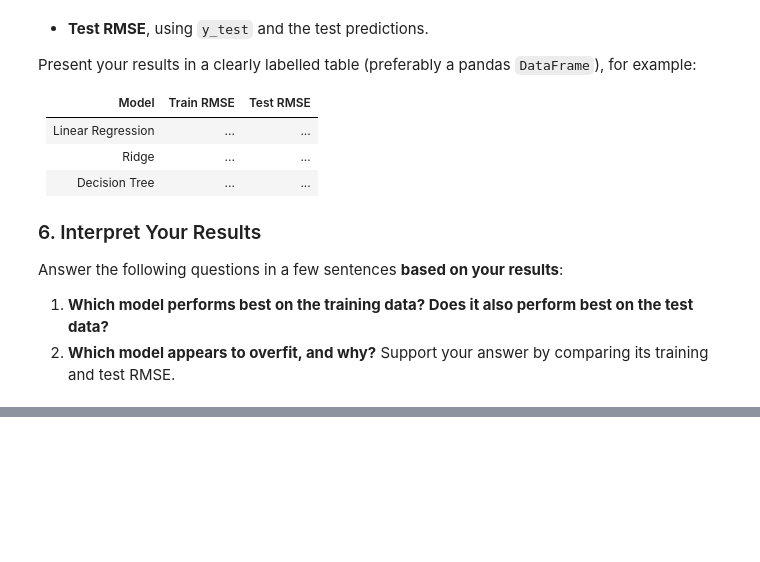
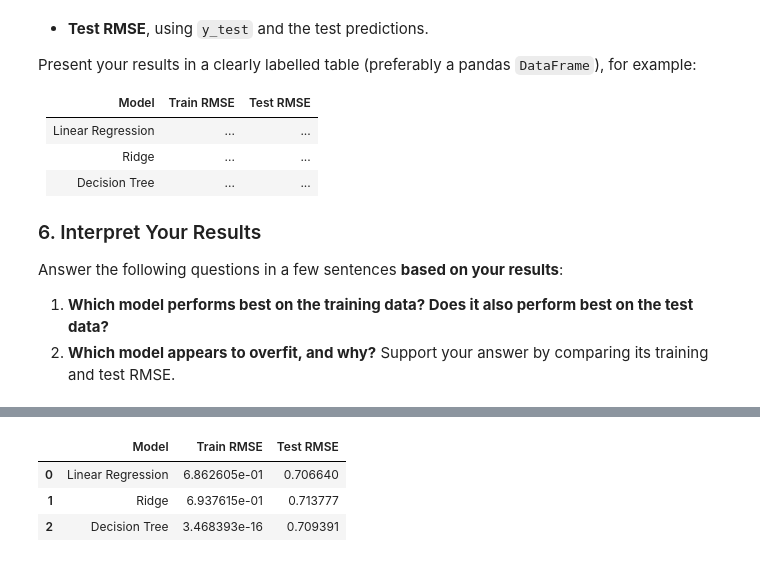
Before and after one commit to StepanSkala/python-for-data-science, a Jupyter notebook: assignment5.ipynb, the cells around one changed output, grey strips where cells are left out. Cells and saved outputs as stored; diff of their text form; code cells hidden in the pictures; blank space fills up the shorter version.

```diff
--- a/assignment5.ipynb
+++ b/assignment5.ipynb
@@ -607,0 +680,15 @@ Answer the following questions in a few sentences **based on your results**:
+# %%
+#4
+
+linreg = Pipeline([('preprocessor', preprocessor),
+                   ('linreg', LinearRegression())])
+
+ridge = Pipeline([('preprocessor', preprocessor),
+                   ('ridge', Ridge())])
+
+dec_tree_reg = Pipeline([('preprocessor', preprocessor),
+                   ('dec_tree_reg', DecisionTreeRegressor(random_state=67))])
+
+linreg.fit(X_train, y_train)
+ridge.fit(X_train, y_train)
+dec_tree_reg.fit(X_train, y_train)
@@ -607,0 +713,30 @@ Answer the following questions in a few sentences **based on your results**:
+# %%
+#5
+
+models = {
+    "Linear Regression": linreg,
+    "Ridge": ridge,
+    "Decision Tree": dec_tree_reg,
+}
+
+results = []
+for name, model in models.items():
+    y_train_pred = model.predict(X_train)
+    y_test_pred = model.predict(X_test)
+
+    train_rmse = np.sqrt(mean_squared_error(y_train, y_train_pred))
+    test_rmse = np.sqrt(mean_squared_error(y_test, y_test_pred))
+
+    results.append({
+        "Model": name,
+        "Train RMSE": train_rmse,
+        "Test RMSE": test_rmse,
+    })
+
+rmse_all = pd.DataFrame(results)
+display(rmse_all)
+# %% [output]
+|  | Model | Train RMSE | Test RMSE |
+| 0 | Linear Regression | 6.862605e-01 | 0.706640 |
+| 1 | Ridge | 6.937615e-01 | 0.713777 |
+| 2 | Decision Tree | 3.468393e-16 | 0.709391 |
```
Also changed, not shown: parts of 8 cells of this notebook.
